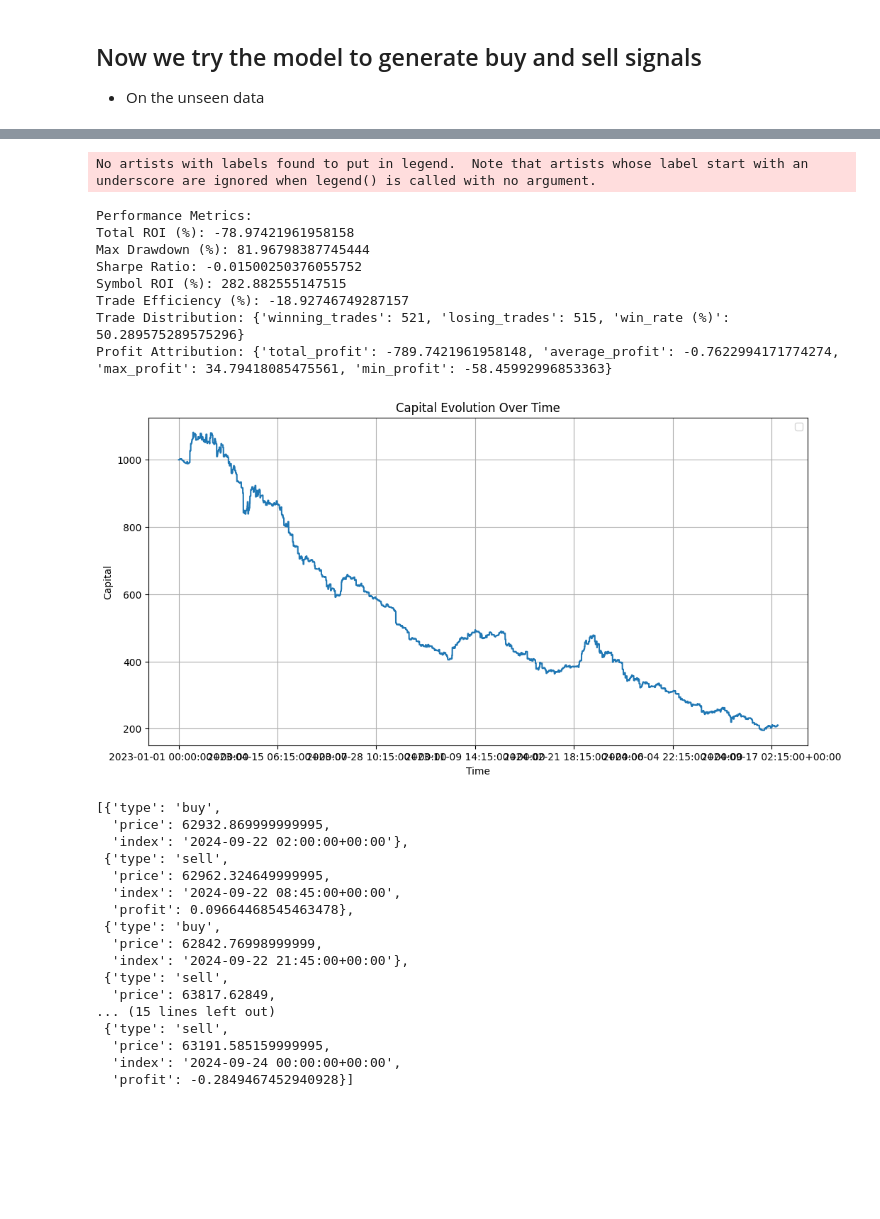
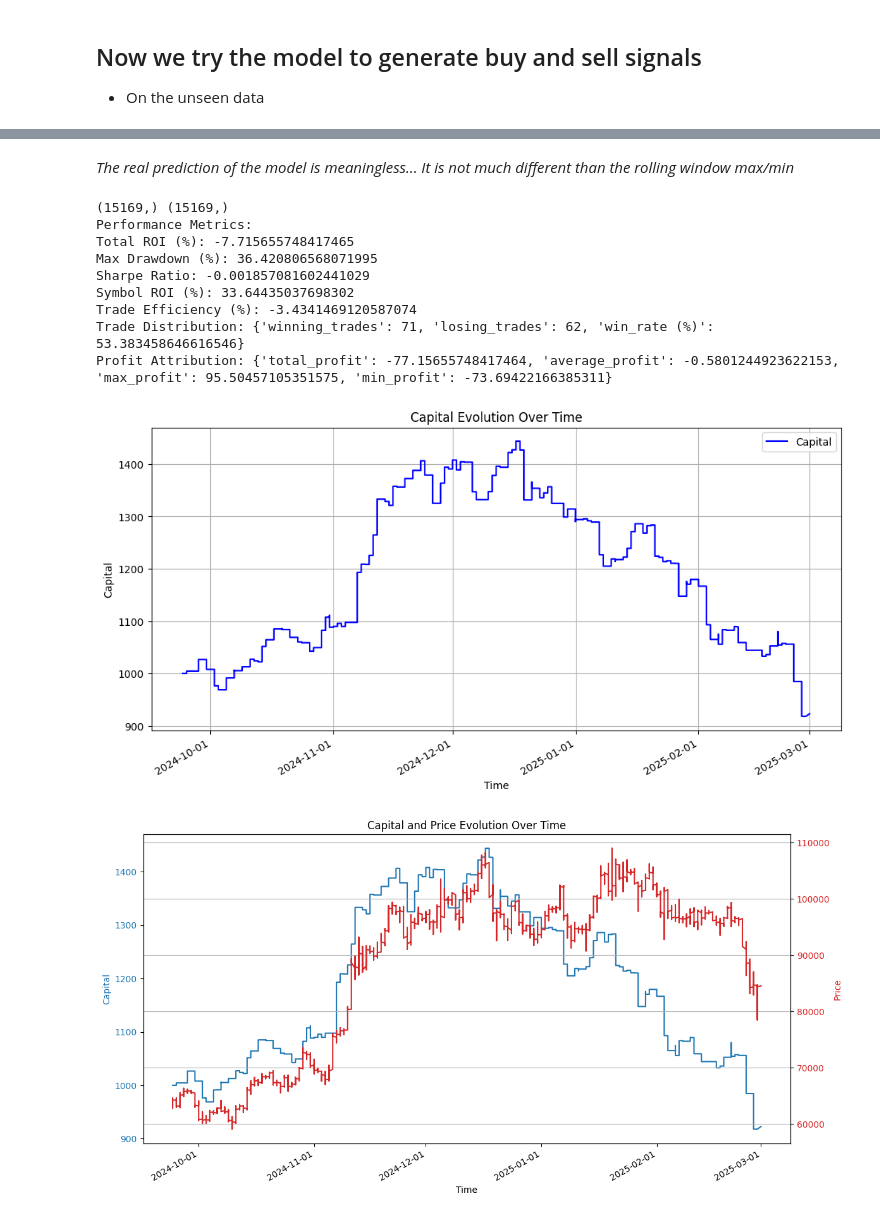
Before and after one commit to ZBaiY/tradebotv3, a Jupyter notebook: notebooks/dynamic_rsi_experiments.ipynb, the cells around one changed output, grey strips where cells are left out. Drawn from its saved outputs; the diff is of its cells as text; code cells hidden in the pictures; blank space fills up the shorter version.

```diff
--- a/notebooks/dynamic_rsi_experiments.ipynb
+++ b/notebooks/dynamic_rsi_experiments.ipynb
@@ -460,7 +460,7 @@ Best R2_min: 0.9628251546914939
 # %%
 datahandler_2 = SingleSymbolDataHandler('BTCUSDT')
 inter, begin_2, end_2 = '15m', '2024-09-24', '2025-03-01'
-datahandler_2.load_data(inter, begin, end)
+datahandler_2.load_data(inter, begin_date=begin_2, end_date=end_2)
 BTC_indicator_2 = SingleSymbolFeatureExtractor('BTCUSDT', datahandler_2)
 BTC_indicator_2.load_full_range()
 indicators_2 = BTC_indicator_2.indicators[['rsi', 'macd', 'stoch_k', 'bollinger_upper', 'atr', 'obv', 'vwap', 'adx']]
@@ -688,3 +780,14 @@ def plot_capital(capital_series):
     plt.grid(True)
     plt.legend()
     plt.show()
+# %%
+rsi_max_pred = model_max.predict(X_max_2)
+rsi_min_pred = model_min.predict(X_min_2)
+rsi_max_real = np.array(indicators_2['rsi_max'])
+rsi_min_real = np.array(indicators_2['rsi_min'])
+plt.plot(rsi_max_pred[0:300], label='Predicted RSI Max')
+# plt.plot(rsi_min_pred, label='Predicted RSI Min')
+plt.plot(rsi_max_real[0:300], label='Real RSI Max')
+# plt.plot(rsi_min_real, label='Real RSI Min')
+plt.legend()
+plt.show()
@@ -691,41 +796,26 @@ def plot_capital(capital_series):
+# %% [markdown]
+*The real prediction of the model is meaningless... It is not much different than the rolling window max/min*
 # %%
 rsi_max_pred = model_max.predict(X_max_2)
 rsi_min_pred = model_min.predict(X_min_2)
-trades, capital_series = dynamic_rsi_trading_with_capital(indicators_2, rsi_max_pred, rsi_min_pred)
+print(rsi_max_pred.shape, rsi_min_pred.shape)
+trades, capital_series = dynamic_rsi_trading_with_capital(indicators_2, rsi_max_real, rsi_min_real, mae = -5)
 performance = compute_performance_metrics(trades, capital_series, indicators_2)
 print("Performance Metrics:")
 for key, value in performance.items():
     print(f"{key}: {value}")
 
 plot_capital(capital_series)
+plot_price_and_capital(indicators_2, capital_series)
 # %% [output]
-No artists with labels found to put in legend.  Note that artists whose label start with an underscore are ignored when legend() is called with no argument.
+(15169,) (15169,)
+Performance Metrics:
+Total ROI (%): -7.715655748417465
+Max Drawdown (%): 36.420806568071995
+Sharpe Ratio: -0.001857081602441029
+Symbol ROI (%): 33.64435037698302
+Trade Efficiency (%): -3.4341469120587074
+Trade Distribution: {'winning_trades': 71, 'losing_trades': 62, 'win_rate (%)': 53.383458646616546}
+Profit Attribution: {'total_profit': -77.15655748417464, 'average_profit': -0.5801244923622153, 'max_profit': 95.50457105351575, 'min_profit': -73.69422166385311}
-Performance Metrics:
-Total ROI (%): -78.97421961958158
-Max Drawdown (%): 81.96798387745444
-Sharpe Ratio: -0.01500250376055752
-Symbol ROI (%): 282.882555147515
-Trade Efficiency (%): -18.92746749287157
-Trade Distribution: {'winning_trades': 521, 'losing_trades': 515, 'win_rate (%)': 50.289575289575296}
-Profit Attribution: {'total_profit': -789.7421961958148, 'average_profit': -0.7622994171774274, 'max_profit': 34.79418085475561, 'min_profit': -58.45992996853363}
-[figure, old version]
+[figure, new version]
+[figure, added]
-# %%
-trades[-10:]
-# %% [output]
-[{'type': 'buy',
-  'price': 62932.869999999995,
-  'index': '2024-09-22 02:00:00+00:00'},
- {'type': 'sell',
-  'price': 62962.324649999995,
-  'index': '2024-09-22 08:45:00+00:00',
-  'profit': 0.09664468545463478},
- {'type': 'buy',
-  'price': 62842.76998999999,
-  'index': '2024-09-22 21:45:00+00:00'},
- {'type': 'sell',
-  'price': 63817.62849,
-... (15 lines left out)
- {'type': 'sell',
-  'price': 63191.585159999995,
-  'index': '2024-09-24 00:00:00+00:00',
-  'profit': -0.2849467452940928}]
```
Also changed, not shown: parts of 10 cells of this notebook.
